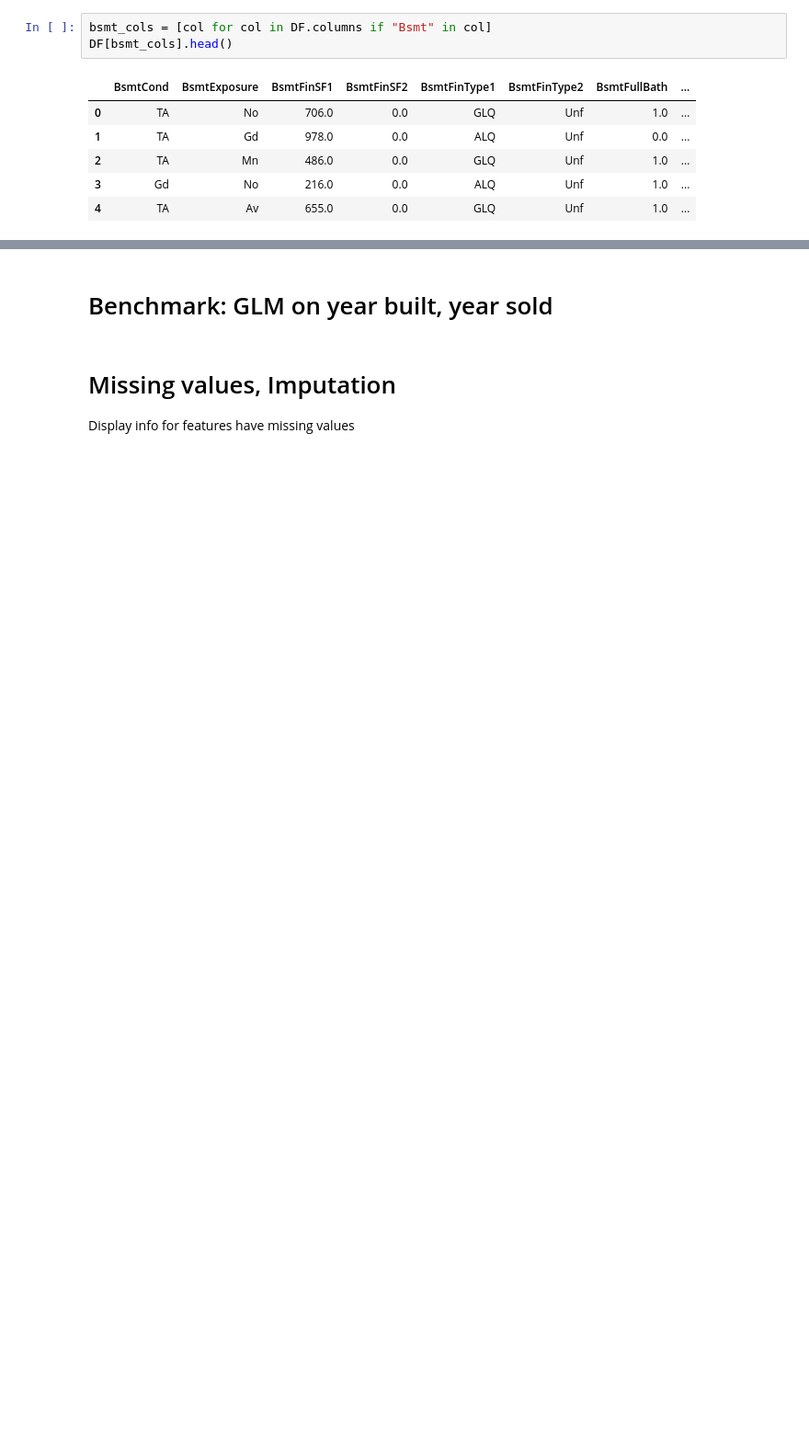
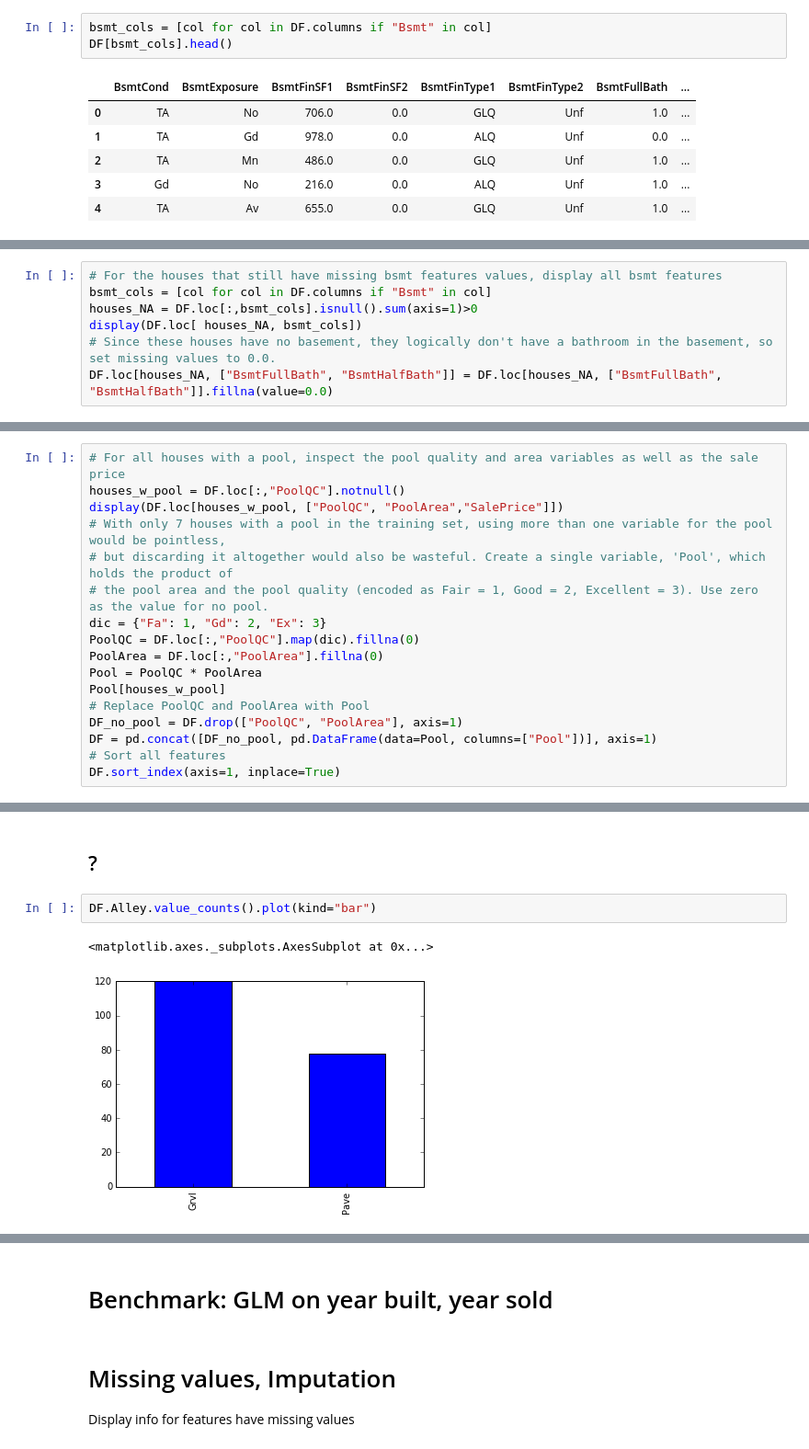
Before and after one commit to albertwildeman/Kaggle-Ames_Housing_Prices, a Jupyter notebook: Exploration.ipynb, the cells around one changed output, grey strips where cells are left out. Shown: that part at 92% size. Drawn from its saved outputs; the diff is of its cells as text; blank space fills up the shorter version.

Commit message:
Preprocessing of pool features added

```diff
--- a/Exploration.ipynb
+++ b/Exploration.ipynb
@@ -164,0 +169,7 @@ DF.sort_index(axis=1, inplace=True)
+# %%
+# For the houses that still have missing bsmt features values, display all bsmt features
+bsmt_cols = [col for col in DF.columns if "Bsmt" in col]
+houses_NA = DF.loc[:,bsmt_cols].isnull().sum(axis=1)>0
+display(DF.loc[ houses_NA, bsmt_cols])
+# Since these houses have no basement, they logically don't have a bathroom in the basement, so set missing values to 0.0.
+DF.loc[houses_NA, ["BsmtFullBath", "BsmtHalfBath"]] = DF.loc[houses_NA, ["BsmtFullBath", "BsmtHalfBath"]].fillna(value=0.0)
@@ -164,0 +182,17 @@ DF.sort_index(axis=1, inplace=True)
+# %%
+# For all houses with a pool, inspect the pool quality and area variables as well as the sale price
+houses_w_pool = DF.loc[:,"PoolQC"].notnull()
+display(DF.loc[houses_w_pool, ["PoolQC", "PoolArea","SalePrice"]])
+# With only 7 houses with a pool in the training set, using more than one variable for the pool would be pointless,
+# but discarding it altogether would also be wasteful. Create a single variable, 'Pool', which holds the product of
+# the pool area and the pool quality (encoded as Fair = 1, Good = 2, Excellent = 3). Use zero as the value for no pool.
+dic = {"Fa": 1, "Gd": 2, "Ex": 3}
+PoolQC = DF.loc[:,"PoolQC"].map(dic).fillna(0)
+PoolArea = DF.loc[:,"PoolArea"].fillna(0)
+Pool = PoolQC * PoolArea
+Pool[houses_w_pool]
+# Replace PoolQC and PoolArea with Pool
+DF_no_pool = DF.drop(["PoolQC", "PoolArea"], axis=1)
+DF = pd.concat([DF_no_pool, pd.DataFrame(data=Pool, columns=["Pool"])], axis=1)
+# Sort all features
+DF.sort_index(axis=1, inplace=True)
@@ -164,0 +224,7 @@ DF.sort_index(axis=1, inplace=True)
+# %% [markdown]
+## ?
+# %%
+DF.Alley.value_counts().plot(kind="bar")
+# %% [output]
+<matplotlib.axes._subplots.AxesSubplot at 0x...>
+[figure, added]
```
Also changed, not shown: parts of 17 cells of this notebook.
